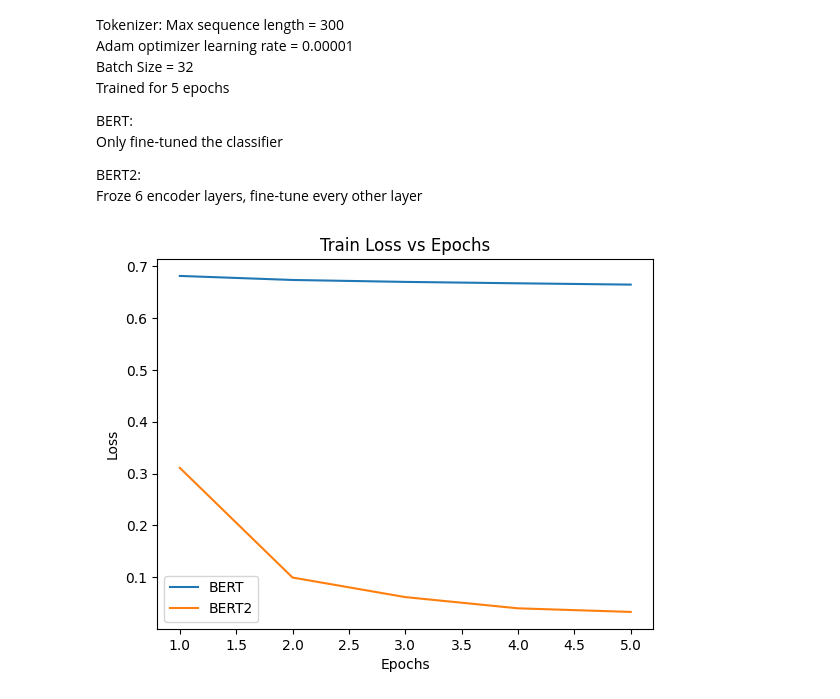
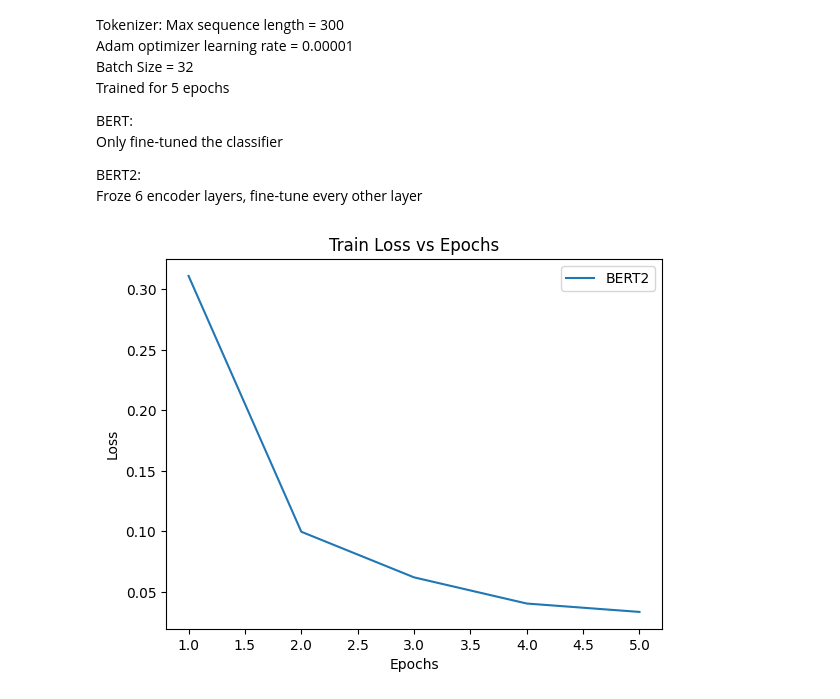
Before and after one commit to abdeliibrahim/ecs271_project, a Jupyter notebook: graphs.ipynb, the cells around one changed output. Saved outputs shown, nothing was run; the diff lists cells and outputs as text; code cells hidden in the pictures.

```diff
--- a/graphs.ipynb
+++ b/graphs.ipynb
@@ -122,18 +122,16 @@ BERT2:
 Froze 6 encoder layers, fine-tune every other layer
 # %%
 epochs = list(range(1, 6))
-bert_results = pd.read_csv("./results/bert.csv")
 bert2_results = pd.read_csv("./results/bert2.csv")
 
-plt.plot(epochs, bert_results["loss"], label = "BERT")
 plt.plot(epochs, bert2_results["loss"], label = "BERT2")
 
 plt.xlabel("Epochs")
 plt.ylabel("Loss")
 plt.title("Train Loss vs Epochs")
 plt.legend()
 
 plt.show()
 # %% [output]
-[figure, old version]
+[figure, new version]
 # %%
```
Also changed, not shown: parts of 2 cells of this notebook, 4 other files.
